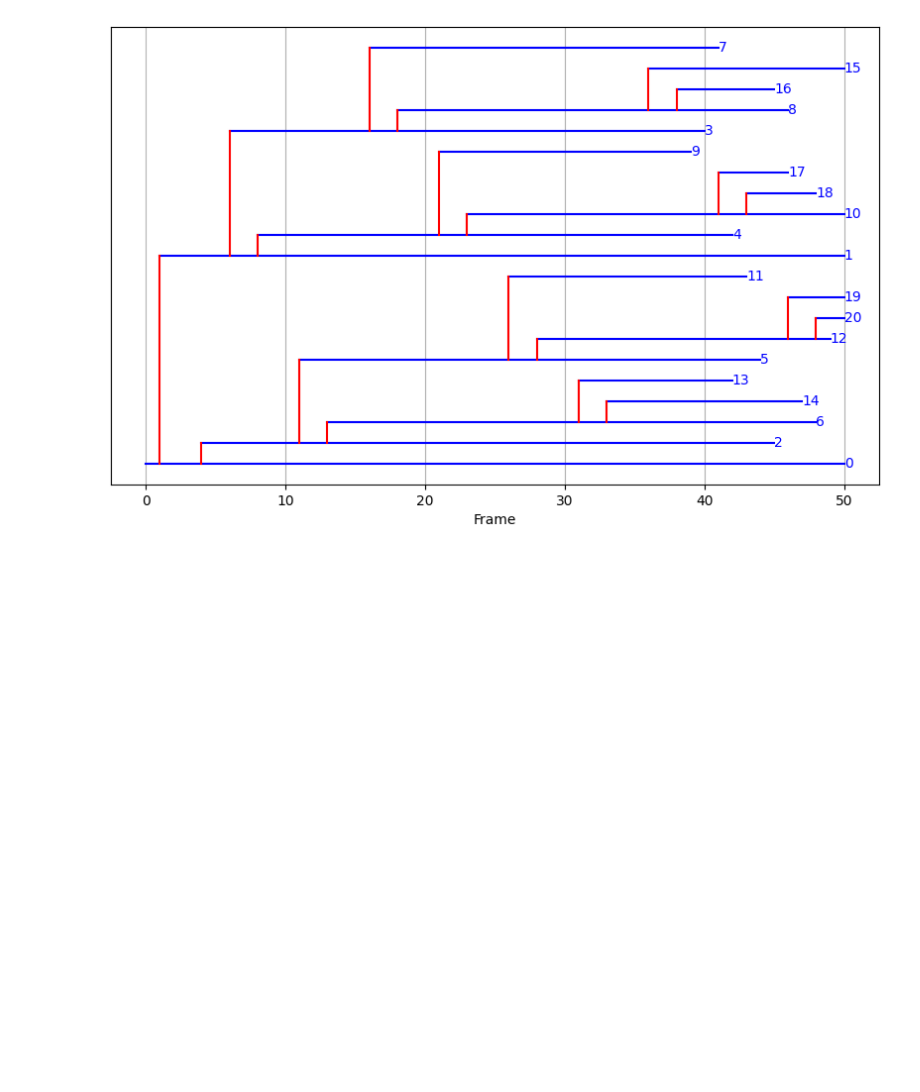
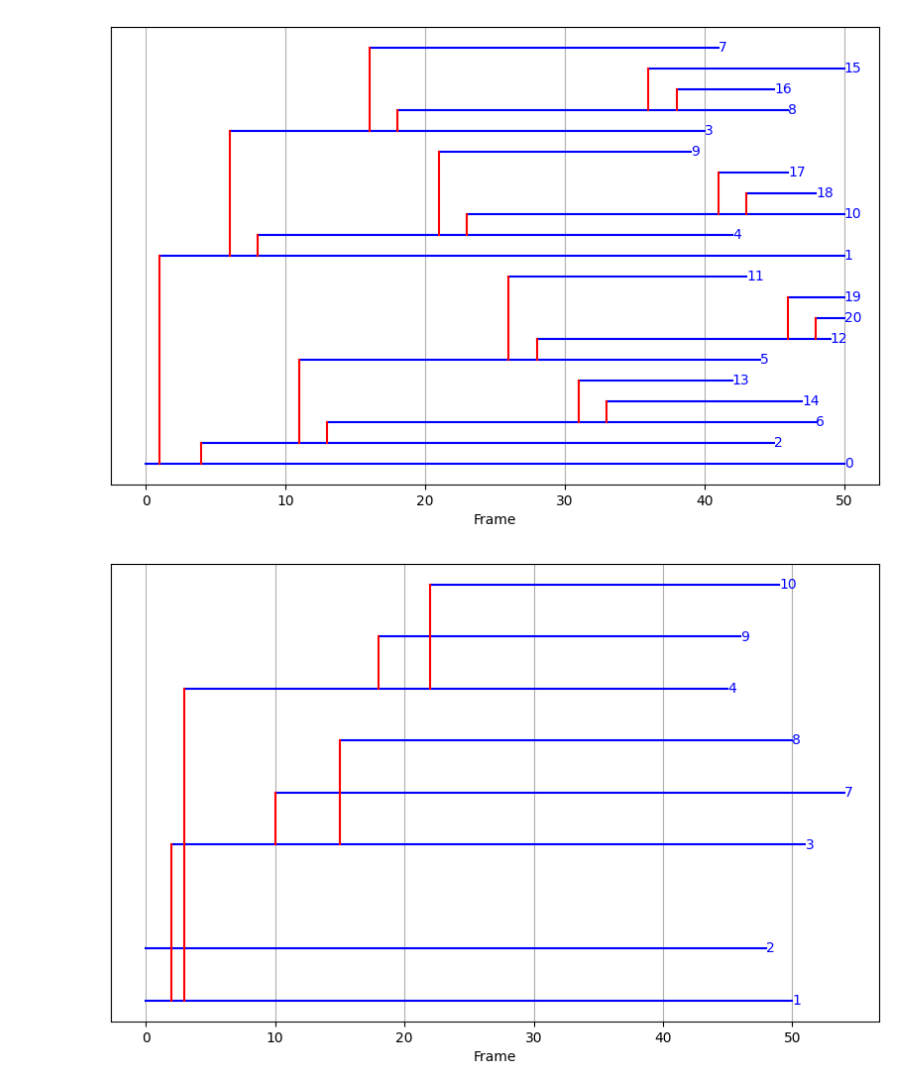
Before and after one commit to berkyalcinkaya/yeastvision, a Jupyter notebook: notebooks/test_tree.ipynb, the cells around one changed output. Saved outputs shown, nothing was run; the diff lists cells and outputs as text; code cells hidden in the pictures; blank space fills up the shorter version.

Commit message:
added lineage trees, updated README

```diff
--- a/notebooks/test_tree.ipynb
+++ b/notebooks/test_tree.ipynb
@@ -613,3 +615,71 @@ plt.grid(True)
 plt.show()
 # %% [output]
 [figure]
+# %%
+import matplotlib.pyplot as plt
+import numpy as np
+
+# Sample lineage data
+matrix = np.array([
+    [1, 0, 50, -1],  # First cell without mother
+    [2, 0, 48, -1],  # Second cell without mother
+    [3, 2, 51, 1],
+    [4, 3, 45, 1],
+    [5, 4, 52, 2],
+    [6, 5, 53, 2],
+    [7, 10, 54, 3],
+    [8, 15, 50, 3],
+    [9, 18, 46, 4],
+    [10, 22, 49, 4]
+])
+
+# Sort matrix by mother index then by birth frame
+matrix = matrix[np.lexsort((matrix[:,1], matrix[:,3]))]
+
+fig, ax = plt.subplots(figsize=(10, 6))
+
+y_positions = {}
+current_y = 0
+
+def plot_lineage(mother, start_y):
+    global matrix
+    daughters = matrix[matrix[:,3] == mother]
+    y = start_y
+
+    # Iterate over daughters
+    for daughter in daughters:
+        cell_index, birth_frame, death_frame, _ = daughter
+        ax.plot([birth_frame, death_frame], [y, y], color='blue')
+        ax.text(death_frame, y, str(cell_index), color='blue', verticalalignment='center')
+
+        if mother in y_positions:
+            ax.plot([birth_frame, birth_frame], [y_positions[mother], y], color='red')
+
+        y_positions[cell_index] = y
+        y -= 1
+
+        # Recursive call to plot the lineage of the current daughter
+        y = plot_lineage(cell_index, y)
+
+    return y
+
+# Start plotting for cells without mothers
+no_mothers = matrix[matrix[:,3] == -1]
+for row in no_mothers:
+    cell_index, birth_frame, death_frame, _ = row
+    ax.plot([birth_frame, death_frame], [current_y, current_y], color='blue')
+    ax.text(death_frame, current_y, str(cell_index), color='blue', verticalalignment='center')
+    y_positions[cell_index] = current_y
+    current_y -= 1
+
+# Start plotting from the first cell with a mother
+plot_lineage(1, current_y - 1)
+
+# Reversing the y axis to have the first cell at the top
+ax.set_ylim(ax.get_ylim()[::-1])
+ax.set_xlabel('Frame')
+ax.get_yaxis().set_visible(False)  # Hide the y-axis labels
+plt.grid(True)
+plt.show()
+# %% [output]
+[figure, added]
```
Also changed, not shown: parts of 6 cells of this notebook, 10 other files.
